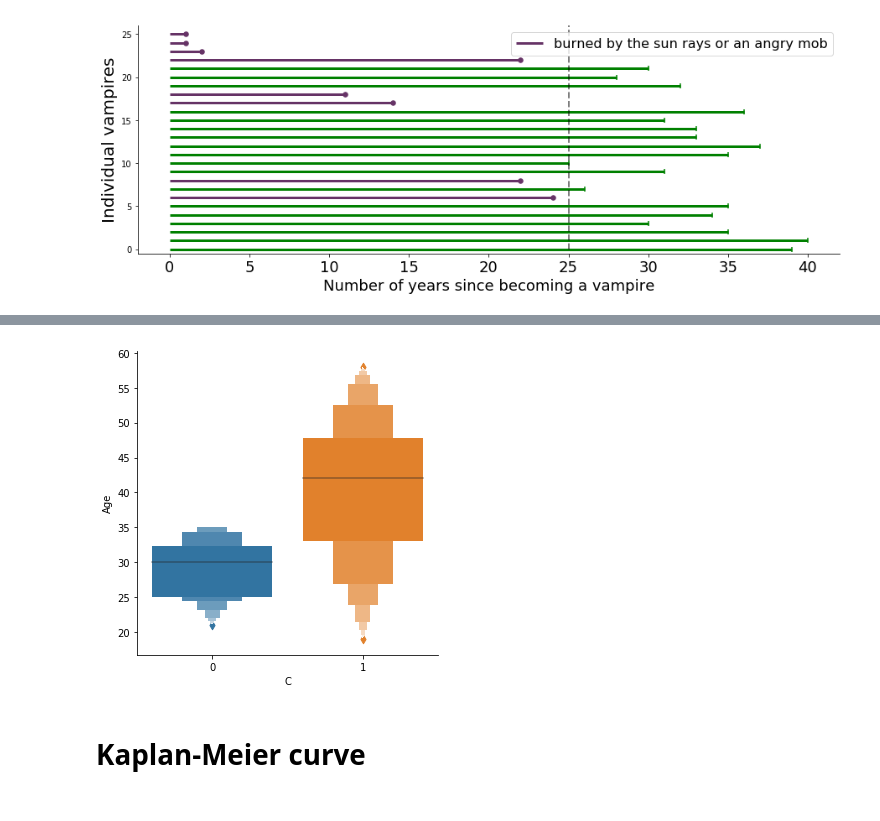
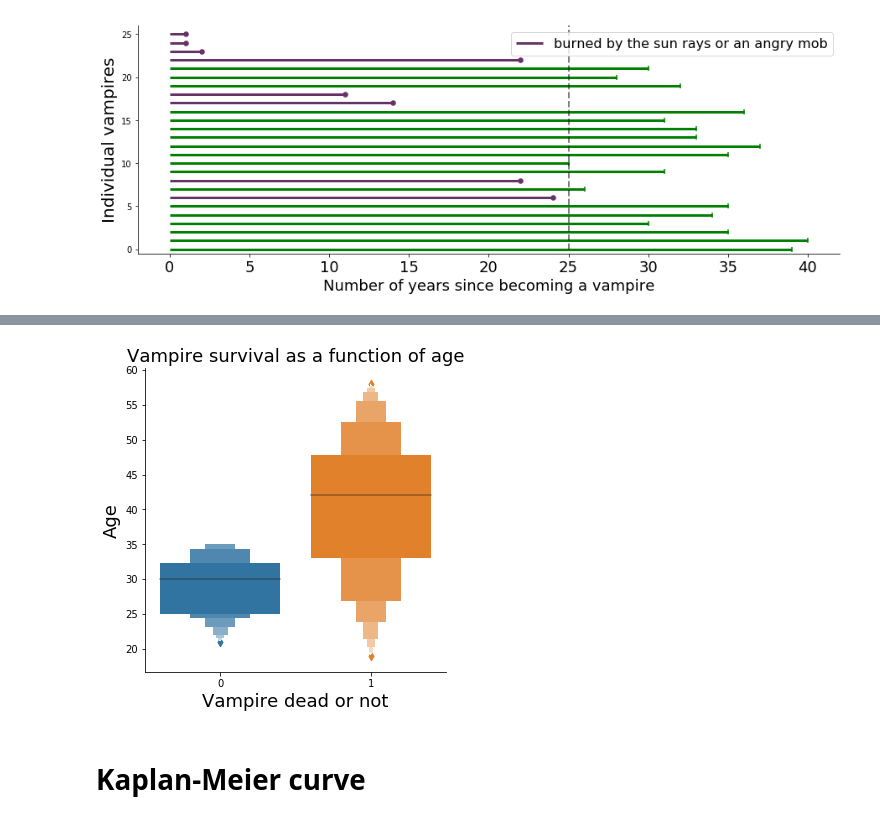
Before and after one commit to zuzannna/can-you-survive-this, a Jupyter notebook: SurvivalAnalysisExample.ipynb, the cells around one changed output, grey strips where cells are left out. Saved outputs shown, nothing was run; the diff lists cells and outputs as text; code cells hidden in the pictures.

```diff
--- a/SurvivalAnalysisExample.ipynb
+++ b/SurvivalAnalysisExample.ipynb
@@ -116,8 +120,12 @@ sns.distplot(df["Age"], bins=10);
-# %%
-sns.catplot(x="C", y="Age", kind="boxen",
-            data=df.sort_values("C"));
-# %% [output]
-[figure, removed]
+# %%
+
+sns.catplot(x="C", y="Age", kind="boxen",
+            data=df.sort_values("C"));
+plt.xlabel('Vampire dead or not', size=18)
+plt.ylabel('Age', size=18)
+plt.title('Vampire survival as a function of age', size=18);
+# %% [output]
+[figure, added]
 # %% [markdown]
 # Kaplan-Meier curve
 # %%
```
Also changed, not shown: parts of 15 cells of this notebook.
